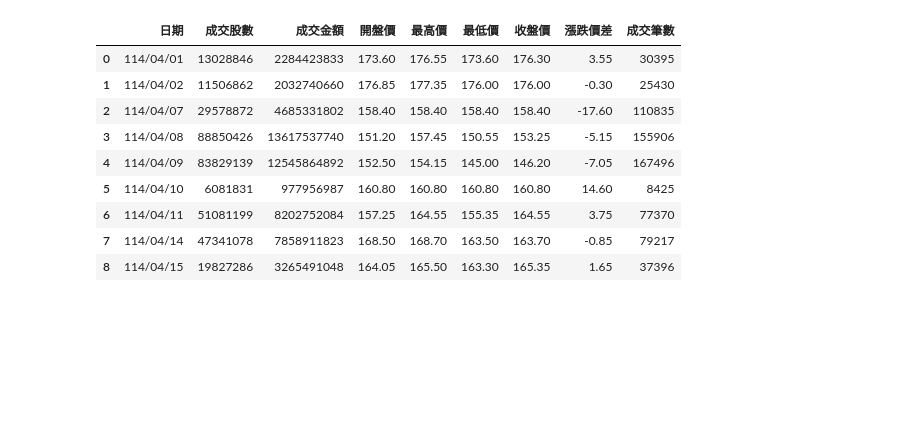
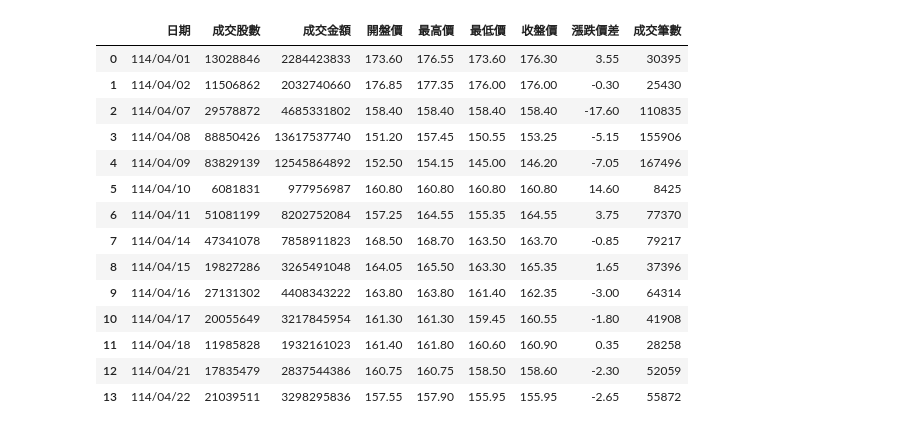
Before and after one commit to aobd1356/Homework, a Jupyter notebook: EX03_05_台灣股票市場個股每日成交資訊.ipynb, the cells around one changed output. Saved outputs shown, nothing was run; the diff lists cells and outputs as text; code cells hidden in the pictures; blank space fills up the shorter version.

```diff
--- a/EX03_05_台灣股票市場個股每日成交資訊.ipynb
+++ b/EX03_05_台灣股票市場個股每日成交資訊.ipynb
@@ -3,19 +29,24 @@
 # %%
 import pandas as pd
-url='https://www.twse.com.tw/rwd/zh/afterTrading/STOCK_DAY?date=20250415&stockNo=0050&response=html'
+url='https://www.twse.com.tw/rwd/zh/afterTrading/STOCK_DAY?date=20250422&stockNo=0050&response=html'
 df=pd.read_html(url,header=1)[0]
 df
 # %% [output]
 |  | 日期 | 成交股數 | 成交金額 | 開盤價 | 最高價 | 最低價 | 收盤價 | 漲跌價差 | 成交筆數 |
 | 0 | 114/04/01 | 13028846 | 2284423833 | 173.60 | 176.55 | 173.60 | 176.30 | 3.55 | 30395 |
 | 1 | 114/04/02 | 11506862 | 2032740660 | 176.85 | 177.35 | 176.00 | 176.00 | -0.30 | 25430 |
 | 2 | 114/04/07 | 29578872 | 4685331802 | 158.40 | 158.40 | 158.40 | 158.40 | -17.60 | 110835 |
 | 3 | 114/04/08 | 88850426 | 13617537740 | 151.20 | 157.45 | 150.55 | 153.25 | -5.15 | 155906 |
 | 4 | 114/04/09 | 83829139 | 12545864892 | 152.50 | 154.15 | 145.00 | 146.20 | -7.05 | 167496 |
 | 5 | 114/04/10 | 6081831 | 977956987 | 160.80 | 160.80 | 160.80 | 160.80 | 14.60 | 8425 |
 | 6 | 114/04/11 | 51081199 | 8202752084 | 157.25 | 164.55 | 155.35 | 164.55 | 3.75 | 77370 |
 | 7 | 114/04/14 | 47341078 | 7858911823 | 168.50 | 168.70 | 163.50 | 163.70 | -0.85 | 79217 |
 | 8 | 114/04/15 | 19827286 | 3265491048 | 164.05 | 165.50 | 163.30 | 165.35 | 1.65 | 37396 |
+| 9 | 114/04/16 | 27131302 | 4408343222 | 163.80 | 163.80 | 161.40 | 162.35 | -3.00 | 64314 |
+| 10 | 114/04/17 | 20055649 | 3217845954 | 161.30 | 161.30 | 159.45 | 160.55 | -1.80 | 41908 |
+| 11 | 114/04/18 | 11985828 | 1932161023 | 161.40 | 161.80 | 160.60 | 160.90 | 0.35 | 28258 |
+| 12 | 114/04/21 | 17835479 | 2837544386 | 160.75 | 160.75 | 158.50 | 158.60 | -2.30 | 52059 |
+| 13 | 114/04/22 | 21039511 | 3298295836 | 157.55 | 157.90 | 155.95 | 155.95 | -2.65 | 55872 |
 # %%
 import pandas as pd
 
```
Also changed, not shown: parts of 9 cells of this notebook.
